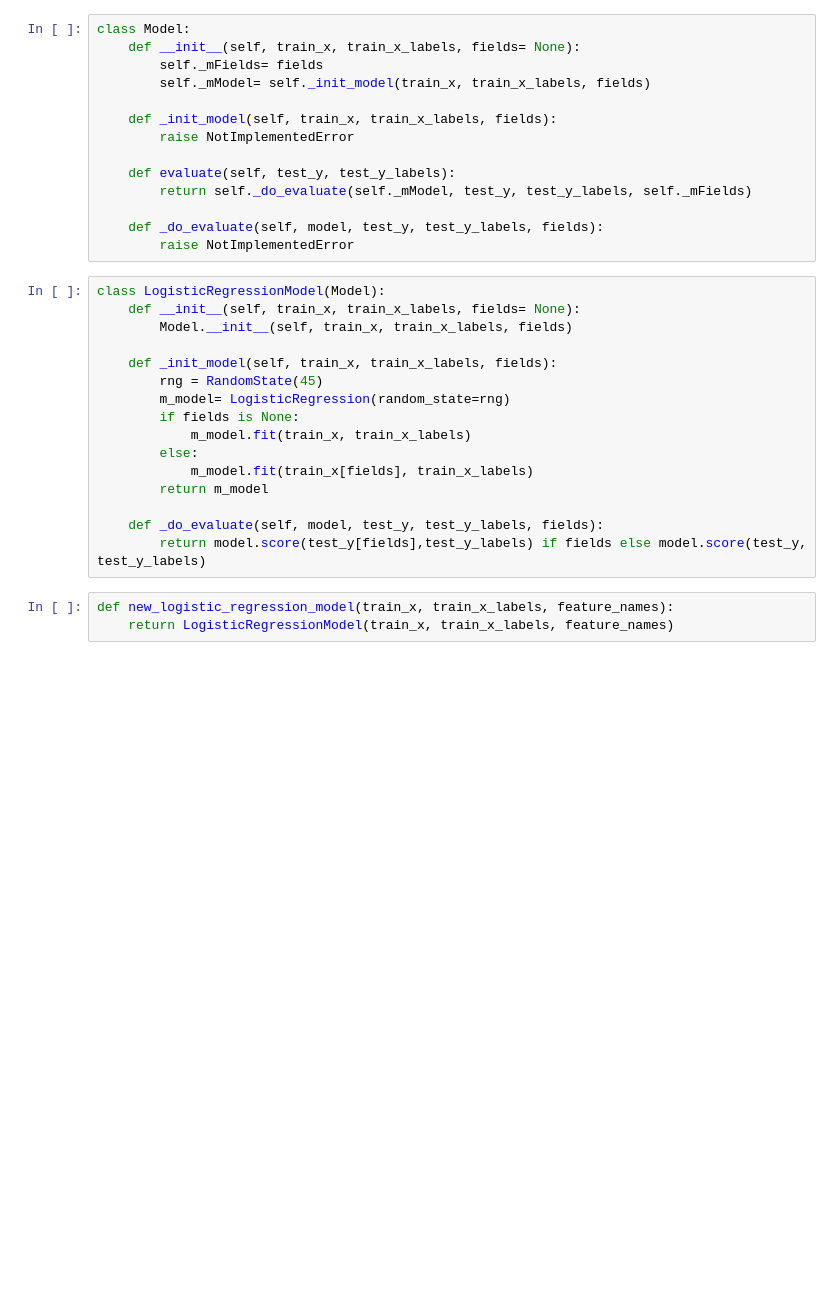
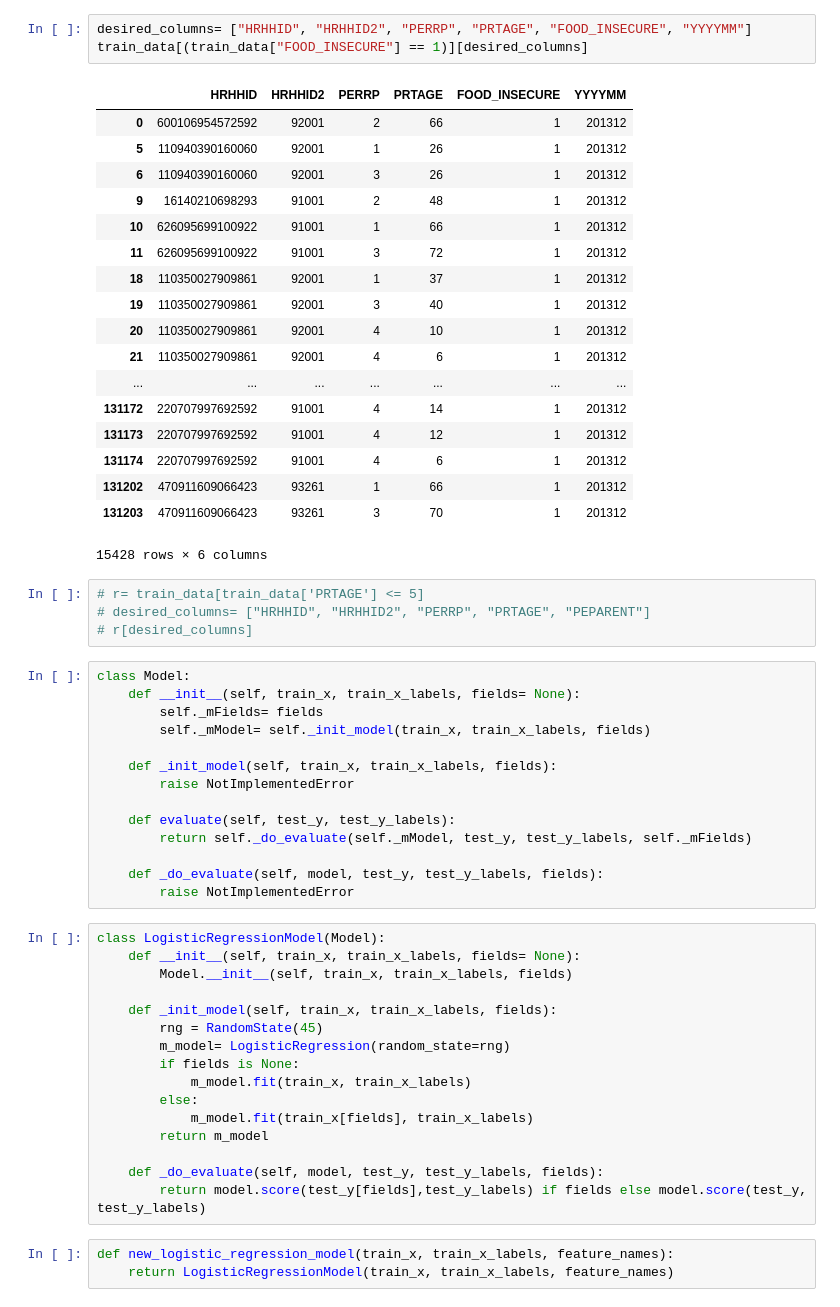
Before and after one commit to kkdyer/data_science_fun_conference_2015_pandas_in_a_hurry, a Jupyter notebook: DSCompetition/DataScience_CompetitionFoodAnalysis.ipynb, the cells around one changed output. Cells and saved outputs as stored; diff of their text form; blank space fills up the shorter version.

```diff
--- a/DSCompetition/DataScience_CompetitionFoodAnalysis.ipynb
+++ b/DSCompetition/DataScience_CompetitionFoodAnalysis.ipynb
@@ -88,6 +65,32 @@ x_train= X[rows].copy().reset_index(drop=True)
 x_train_labels= X_labels[rows].copy().reset_index(drop=True)
 x_validation= X[~rows].copy().reset_index(drop=True)
 x_validation_labels= X_labels[~rows].copy().reset_index(drop=True)
+# %%
+desired_columns= ["HRHHID", "HRHHID2", "PERRP", "PRTAGE", "FOOD_INSECURE", "YYYYMM"]
+train_data[(train_data["FOOD_INSECURE"] == 1)][desired_columns]
+# %% [output]
+|  | HRHHID | HRHHID2 | PERRP | PRTAGE | FOOD_INSECURE | YYYYMM |
+| 0 | 600106954572592 | 92001 | 2 | 66 | 1 | 201312 |
+| 5 | 110940390160060 | 92001 | 1 | 26 | 1 | 201312 |
+| 6 | 110940390160060 | 92001 | 3 | 26 | 1 | 201312 |
+| 9 | 16140210698293 | 91001 | 2 | 48 | 1 | 201312 |
+| 10 | 626095699100922 | 91001 | 1 | 66 | 1 | 201312 |
+| 11 | 626095699100922 | 91001 | 3 | 72 | 1 | 201312 |
+| 18 | 110350027909861 | 92001 | 1 | 37 | 1 | 201312 |
+| 19 | 110350027909861 | 92001 | 3 | 40 | 1 | 201312 |
+| 20 | 110350027909861 | 92001 | 4 | 10 | 1 | 201312 |
+| 21 | 110350027909861 | 92001 | 4 | 6 | 1 | 201312 |
+| ... | ... | ... | ... | ... | ... | ... |
+| 131172 | 220707997692592 | 91001 | 4 | 14 | 1 | 201312 |
+| 131173 | 220707997692592 | 91001 | 4 | 12 | 1 | 201312 |
+| 131174 | 220707997692592 | 91001 | 4 | 6 | 1 | 201312 |
+| 131202 | 470911609066423 | 93261 | 1 | 66 | 1 | 201312 |
+| 131203 | 470911609066423 | 93261 | 3 | 70 | 1 | 201312 |
+15428 rows × 6 columns
+# %%
+# r= train_data[train_data['PRTAGE'] <= 5]
+# desired_columns= ["HRHHID", "HRHHID2", "PERRP", "PRTAGE", "PEPARENT"]
+# r[desired_columns]
 # %%
 class Model:
     def __init__(self, train_x, train_x_labels, fields= None):
```
Also changed, not shown: parts of 11 cells of this notebook.
